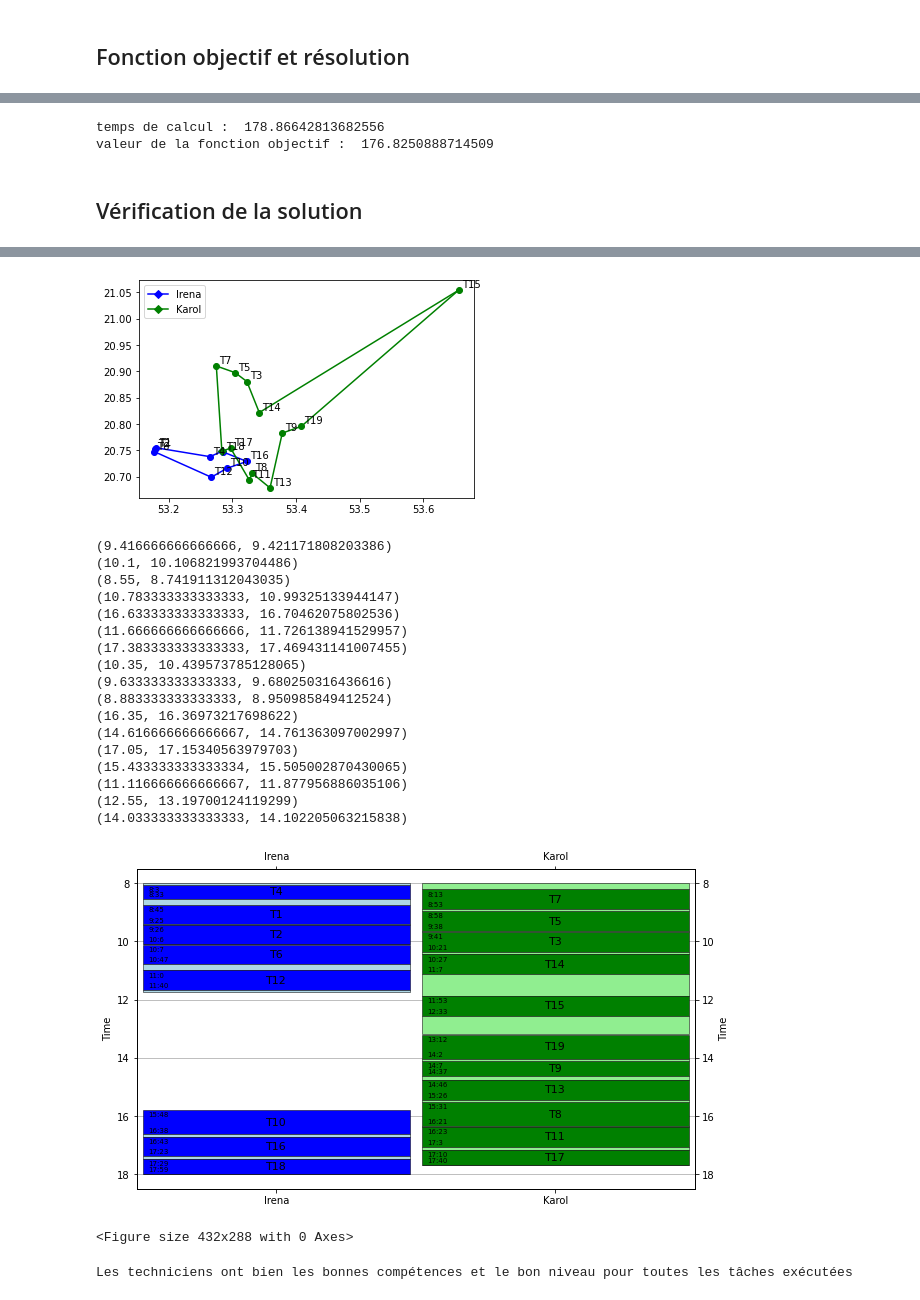
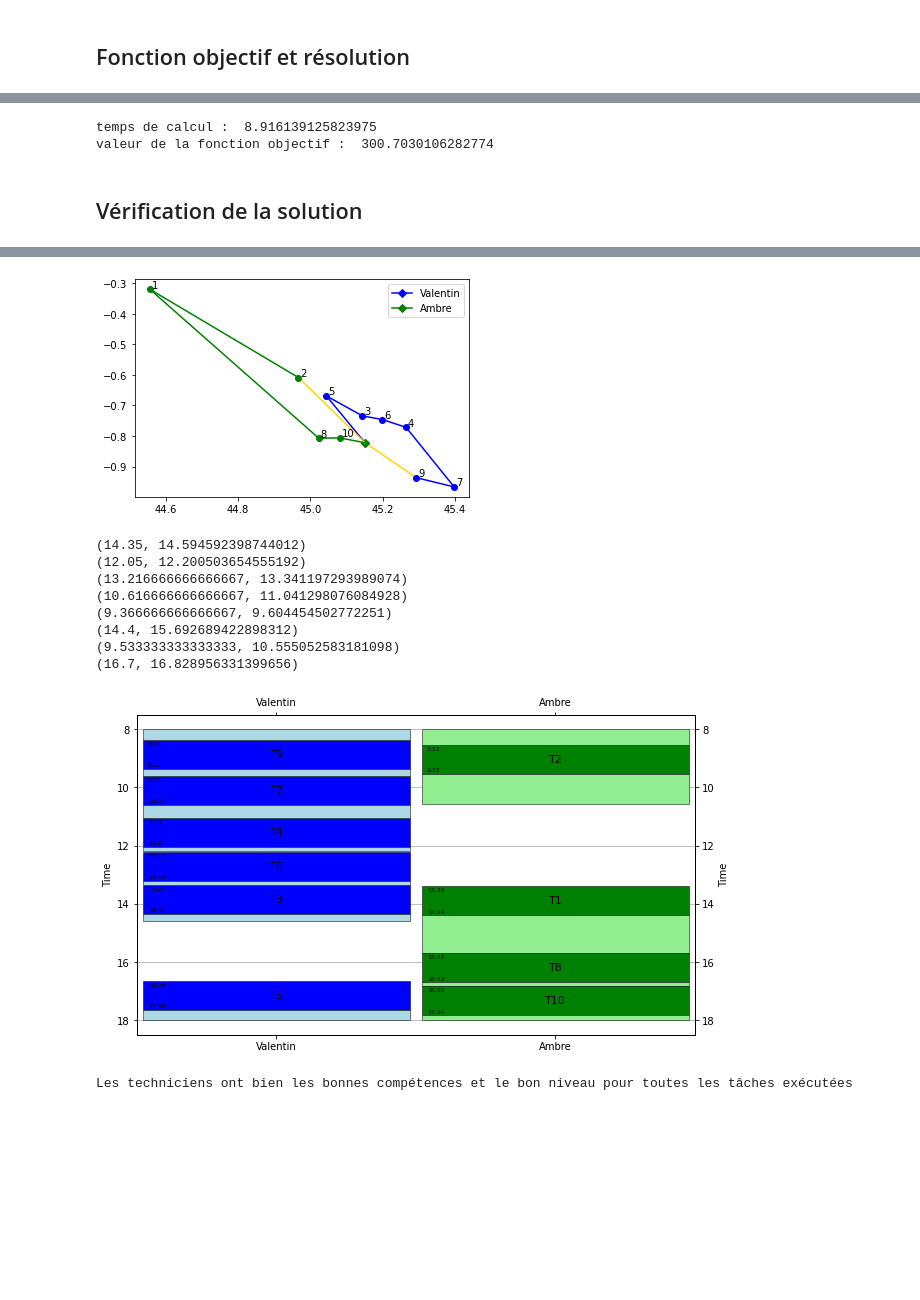
Before and after one commit to thomasghobril/ST7-Optimization, a Jupyter notebook: rendu V1.ipynb, the cells around one changed output, grey strips where cells are left out. Cells and saved outputs as stored; diff of their text form; code cells hidden in the pictures; blank space fills up the shorter version.

Commit message:
Generations bordeaux poland guinea v1 dataviz

```diff
--- a/rendu V1.ipynb
+++ b/rendu V1.ipynb
@@ -16,7 +16,7 @@ import time
 # %%
 start_time = time.time()
 
-ville="Poland" #  changer
+ville="Bordeaux" #  changer
 ressources,ressources_unavailabilities,tasks,tasks_unavailabilities = read_input(1,ville)
 # "Bordeaux", "Finland", "GuineaGolf", "Italy", "Poland"
 # %% [markdown]
@@ -315,8 +318,8 @@ j0 - a17 - d1.0 //
 print("temps de calcul : ", interval)
 print("valeur de la fonction objectif : ", m.ObjVal)
 # %% [output]
-temps de calcul :  178.86642813682556
-valeur de la fonction objectif :  176.8250888714509
+temps de calcul :  8.916139125823975
+valeur de la fonction objectif :  300.7030106282774
 # %% [markdown]
 ## Vérification de la solution
 # %%
@@ -370,27 +373,28 @@ for r in range(number_of_ressources):
   color_r = list_colors[counter % number_of_colors]
   plt.plot(ressources[L_ressources[r]].latitude,ressources[L_ressources[r]].longitude, color = color_r, marker="D", label=L_ressources[r])
   for a in range(number_of_tasks):
-    if round(x[(a,r)].x) == 1 :
-      done_tasks.append(a)
-      plt.plot(tasks[L_tasks[a]].latitude, tasks[L_tasks[a]].longitude, color = color_r, marker="o")
-      plt.annotate("T"+str(a+1), [tasks[L_tasks[a]].latitude+0.005, tasks[L_tasks[a]].longitude+0.005])
     for b in range(number_of_tasks):
       if round(y[(r,a,b)].x) == 1:
         plt.plot([tasks[L_tasks[a]].latitude, tasks[L_tasks[b]].latitude], [tasks[L_tasks[a]].longitude, tasks[L_tasks[b]].longitude], color = color_r)
     if round(d[(r,a)].x) == 1:
-      plt.plot([tasks[L_tasks[a]].latitude, ressources[L_ressources[r]].latitude], [tasks[L_tasks[a]].longitude, ressources[L_ressources[r]].longitude], color = color_r)
+      plt.plot([tasks[L_tasks[a]].latitude, ressources[L_ressources[r]].latitude], [tasks[L_tasks[a]].longitude, ressources[L_ressources[r]].longitude], color = 'gold')
     if round(f[(r,a)].x) == 1:
       plt.plot([tasks[L_tasks[a]].latitude, ressources[L_ressources[r]].latitude], [tasks[L_tasks[a]].longitude, ressources[L_ressources[r]].longitude], color = color_r)
+    if round(x[(a,r)].x) == 1 :
+      done_tasks.append(a)
+      plt.plot(tasks[L_tasks[a]].latitude, tasks[L_tasks[a]].longitude, color = color_r, marker="o")
+      plt.annotate(str(a+1), [tasks[L_tasks[a]].latitude+0.005, tasks[L_tasks[a]].longitude+0.005])
   counter+=1
 
 for t in range(number_of_tasks):
   if t not in done_tasks:
     plt.plot(tasks[L_tasks[t]].latitude, tasks[L_tasks[t]].longitude, color = 'black', marker="o")
-    plt.annotate("T"+str(t+1), [tasks[L_tasks[t]].latitude+0.005, tasks[L_tasks[t]].longitude+0.005])
+    plt.annotate(str(t+1), [tasks[L_tasks[t]].latitude+0.005, tasks[L_tasks[t]].longitude+0.005])
 plt.legend()
+plt.savefig('parcours_{}_V1.png'.format(ville), dpi=500, transparent=False)
 plt.show()
 # %% [output]
-[figure, old version]
+[figure, new version]
 # %%
 operators=[L_ressources[r] for r in range(number_of_ressources)]
 colors=list_colors[0:number_of_ressources]
@@ -417,55 +421,45 @@ ax2.set_xticklabels(operators)
 ax2.set_ylabel('Time')
 
 for r in range(number_of_ressources):
     color_r = colors[r]
     light_color_r = light_colors[r]
     operator_room = r+1-0.48
     for a in range(number_of_tasks):
         if round(x[(a,r)].x) == 1 :
             event="T"+str(a+1)
             start = (int(s[a].x))/60
             end = (int(s[a].x)+tasks[L_tasks[a]].duration)/60
             plt.fill_between([operator_room, operator_room+0.96], [start, start], [end,end], color=color_r, edgecolor='k', linewidth=0.5)
-            plt.text(operator_room+0.02, start+0.05 ,'{}:{}'.format(int(s[a].x)//60, int(s[a].x)%60), va='top', fontsize=7)
-            plt.text(operator_room+0.02, end-0.05,'{}:{}'.format((int(s[a].x)+tasks[L_tasks[a]].duration)//60, (int(s[a].x)+tasks[L_tasks[a]].duration)%60), va='bottom', fontsize=7)
+            plt.text(operator_room+0.02, start+0.05 ,'{}:{}'.format(int(s[a].x)//60, int(s[a].x)%60), va='top', fontsize=6)
+            plt.text(operator_room+0.02, end-0.05,'{}:{}'.format((int(s[a].x)+tasks[L_tasks[a]].duration)//60, (int(s[a].x)+tasks[L_tasks[a]].duration)%60), va='bottom', fontsize=6)
             plt.text(operator_room+0.48, (start+end)*0.5, event, ha='center', va='center', fontsize=11)
         for b in range(number_of_tasks):
             if round(y[(r,a,b)].x) == 1:
                 start = (int(s[a].x)+tasks[L_tasks[a]].duration)/60
                 end = start+(distances[a][b]/v)/60
                 print((start,end))
                 plt.fill_between([operator_room, operator_room+0.96], [start, start], [end,end], color=light_color_r, edgecolor='k', linewidth=0.5)
         if round(d[(r,a)].x) == 1:
             start = (s[a].x-distances_m[r][a]/v)/60
             end = s[a].x/60
             plt.fill_between([operator_room, operator_room+0.96], [start, start], [end,end], color=light_color_r, edgecolor='k', linewidth=0.5)
         if round(f[(r,a)].x) == 1:
             start=(s[a].x + tasks[L_tasks[a]].duration)/60
             end=start+(distances_m[r][a]/v)/60
             plt.fill_between([operator_room, operator_room+0.96], [start, start], [end,end], color=light_color_r, edgecolor='k', linewidth=0.5)
 
+plt.savefig('timetable_{}_V1.png'.format(ville), dpi=500, transparent=False)
 plt.show()
-plt.savefig('timetable_{}.png'.format(ville), dpi=200)
 # %% [output]
-(9.416666666666666, 9.421171808203386)
-(10.1, 10.106821993704486)
-(8.55, 8.741911312043035)
-(10.783333333333333, 10.99325133944147)
-(16.633333333333333, 16.70462075802536)
-(11.666666666666666, 11.726138941529957)
-(17.383333333333333, 17.469431141007455)
-(10.35, 10.439573785128065)
-(9.633333333333333, 9.680250316436616)
-(8.883333333333333, 8.950985849412524)
-(16.35, 16.36973217698622)
-(14.616666666666667, 14.761363097002997)
-(17.05, 17.15340563979703)
-(15.433333333333334, 15.505002870430065)
-(11.116666666666667, 11.877956886035106)
-(12.55, 13.19700124119299)
-(14.033333333333333, 14.102205063215838)
+(14.35, 14.594592398744012)
+(12.05, 12.200503654555192)
+(13.216666666666667, 13.341197293989074)
+(10.616666666666667, 11.041298076084928)
+(9.366666666666667, 9.604454502772251)
+(14.4, 15.692689422898312)
+(9.533333333333333, 10.555052583181098)
+(16.7, 16.828956331399656)
-[figure, old version]
+[figure, new version]
-<Figure size 432x288 with 0 Axes>
 # %%
 import plotly.express as px
 import pandas as pd
```
Also changed, not shown: parts of 4 cells of this notebook, 9 other files.
